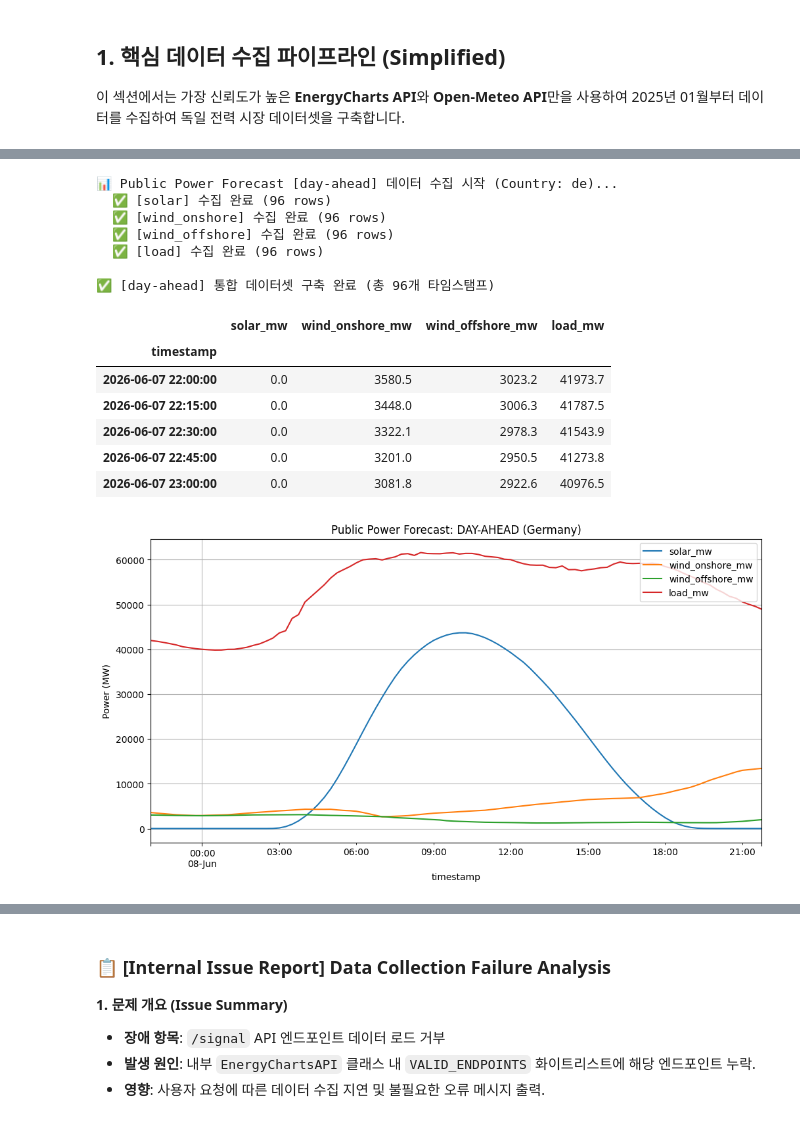
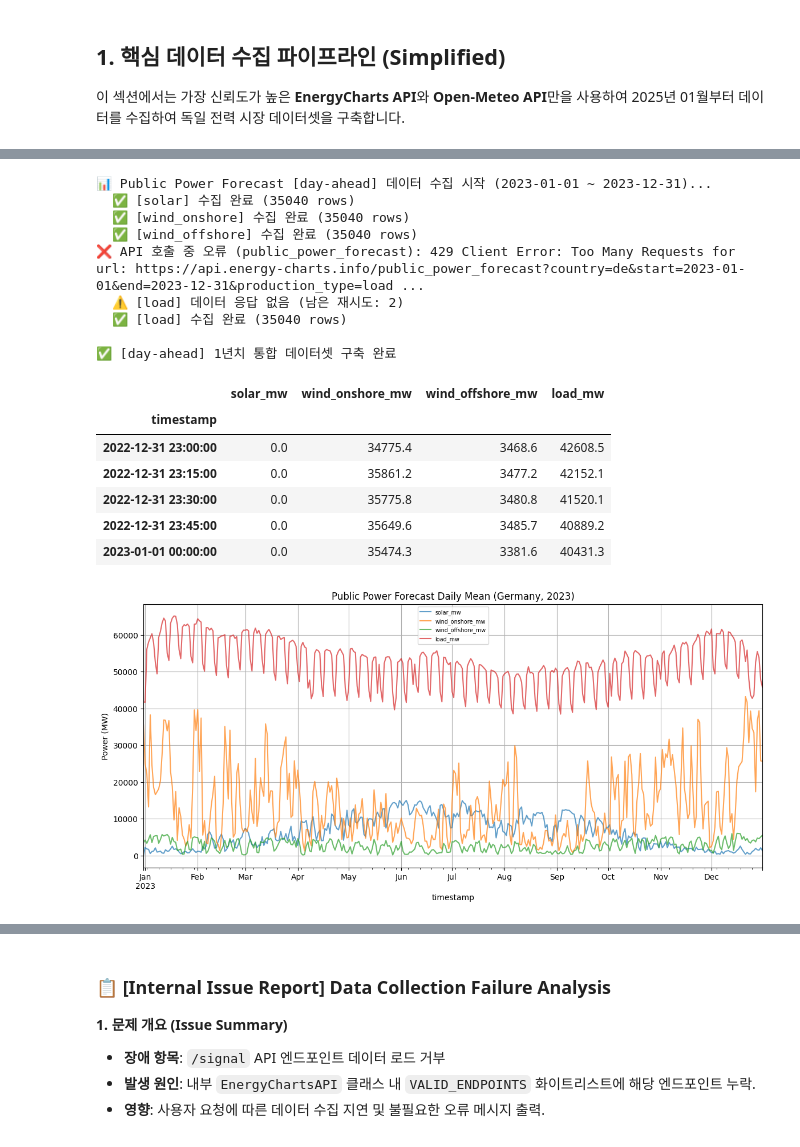
Before and after one commit to Giraffe-Shin/trading, a Jupyter notebook: 독일전력분석.ipynb, the cells around one changed output, grey strips where cells are left out. Drawn from its saved outputs; the diff is of its cells as text; code cells hidden in the pictures.

```diff
--- a/독일전력분석.ipynb
+++ b/독일전력분석.ipynb
@@ -143,16 +126,20 @@ print("\n핵심 데이터 검증 완료. 다른 엔드포인트는 다음 단계
 # %%
-# 4가지 주요 production_type 데이터 수집 (country='de' 고정 및 forecast_type: day-ahead)
+# Energy-Charts API public_power_forecast (2023년 1년치 동기화)
 import pandas as pd
 import matplotlib.pyplot as plt
 import time
 
-# 1. 대상 타입 및 고정 파라미터 설정
+# 1. 대상 타입 및 기간 설정 (df_public_power와 동일하게 세팅)
 target_types = ['solar', 'wind_onshore', 'wind_offshore', 'load']
 f_type = 'day-ahead'
-country_code = 'de'  # 요청하신 대로 'de'로 고정
+country_code = 'de'
+
+# 2023년 전체 기간으로 설정
+start_date = '2023-01-01'
+end_date = '2023-12-31'
 forecast_dfs = []
 
-print(f"📊 Public Power Forecast [{f_type}] 데이터 수집 시작 (Country: {country_code})...")
+print(f"📊 Public Power Forecast [{f_type}] 데이터 수집 시작 ({start_date} ~ {end_date})...")
 
 for p_type in target_types:
     success = False
@@ -160,15 +147,17 @@ for p_type in target_types:
 
     while retries >= 0 and not success:
         try:
-            # Rate Limit 대응을 위한 10초 대기
-            time.sleep(30.0)
+            # API Rate Limit 준수를 위한 대기 (1년치 요청은 데이터가 크므로 충분한 대기 필요)
+            time.sleep(15.0)
 
-            # fetch 호출 시 country='de'를 명시적으로 전달
+            # start, end 파라미터를 사용하여 1년치 요청
             raw = api.fetch(
                 endpoint='public_power_forecast',
                 country=country_code,
                 production_type=p_type,
-                forecast_type=f_type
+                forecast_type=f_type,
+                start=start_date,
+                end=end_date
             )
 
             if raw and 'unix_seconds' in raw:
@@ -176,50 +165,54 @@ for p_type in target_types:
                     'timestamp': pd.to_datetime(raw['unix_seconds'], unit='s'),
                     f'{p_type}_mw': raw.get('forecast_values', [])
                 }).set_index('timestamp')
 
                 forecast_dfs.append(temp_df)
                 print(f"  ✅ [{p_type}] 수집 완료 ({len(temp_df)} rows)")
                 success = True
             else:
                 print(f"  ⚠️ [{p_type}] 데이터 응답 없음 (남은 재시도: {retries})")
         except Exception as e:
             if "429" in str(e):
-                print(f"  ⏳ [{p_type}] 429 에러 감지. 15초 대기 후 재시도... (남은 재시도: {retries})")
-                time.sleep(20.0)
+                print(f"  ⏳ [{p_type}] 429 에러 감지. 30초 대기 후 재시도...")
+                time.sleep(30.0)
             else:
                 print(f"  ❌ [{p_type}] 오류 발생: {e}")
                 break
         retries -= 1
 
 # 2. 데이터 통합 및 시각화
 if forecast_dfs:
     df_forecast_day_ahead = pd.concat(forecast_dfs, axis=1).sort_index()
+    # 타임존 제거 (Master DF 병합용)
+    df_forecast_day_ahead.index = df_forecast_day_ahead.index.tz_localize(None)
 
-    print(f"\n✅ [{f_type}] 통합 데이터셋 구축 완료 (총 {df_forecast_day_ahead.shape[0]}개 타임스탬프)")
+    print(f"\n✅ [{f_type}] 1년치 통합 데이터셋 구축 완료")
     display(df_forecast_day_ahead.head())
 
-    # 시각화
-    df_forecast_day_ahead.plot(figsize=(12, 6), grid=True)
-    plt.title(f'Public Power Forecast: {f_type.upper()} (Germany)')
+    # 시각화 (데이터가 많으므로 일평균 리샘플링)
+    df_forecast_day_ahead.resample('D').mean().plot(figsize=(14, 6), grid=True, alpha=0.7)
+    plt.title(f'Public Power Forecast Daily Mean (Germany, {start_date[:4]})')
     plt.ylabel('Power (MW)')
-    plt.legend(loc='upper right')
+    plt.legend(fontsize='x-small')
     plt.show()
 else:
     print("❌ 데이터를 수집하지 못했습니다.")
 # %% [output]
-📊 Public Power Forecast [day-ahead] 데이터 수집 시작 (Country: de)...
-  ✅ [solar] 수집 완료 (96 rows)
-  ✅ [wind_onshore] 수집 완료 (96 rows)
-  ✅ [wind_offshore] 수집 완료 (96 rows)
-  ✅ [load] 수집 완료 (96 rows)
+📊 Public Power Forecast [day-ahead] 데이터 수집 시작 (2023-01-01 ~ 2023-12-31)...
+  ✅ [solar] 수집 완료 (35040 rows)
+  ✅ [wind_onshore] 수집 완료 (35040 rows)
+  ✅ [wind_offshore] 수집 완료 (35040 rows)
+❌ API 호출 중 오류 (public_power_forecast): 429 Client Error: Too Many Requests for url: https://api.energy-charts.info/public_power_forecast?country=de&start=2023-01-01&end=2023-12-31&production_type=load ...
+  ⚠️ [load] 데이터 응답 없음 (남은 재시도: 2)
+  ✅ [load] 수집 완료 (35040 rows)
 
-✅ [day-ahead] 통합 데이터셋 구축 완료 (총 96개 타임스탬프)
+✅ [day-ahead] 1년치 통합 데이터셋 구축 완료
 |  | solar_mw | wind_onshore_mw | wind_offshore_mw | load_mw |
 | timestamp |  |  |  |  |
-| 2026-06-07 22:00:00 | 0.0 | 3580.5 | 3023.2 | 41973.7 |
-| 2026-06-07 22:15:00 | 0.0 | 3448.0 | 3006.3 | 41787.5 |
-| 2026-06-07 22:30:00 | 0.0 | 3322.1 | 2978.3 | 41543.9 |
-| 2026-06-07 22:45:00 | 0.0 | 3201.0 | 2950.5 | 41273.8 |
-| 2026-06-07 23:00:00 | 0.0 | 3081.8 | 2922.6 | 40976.5 |
+| 2022-12-31 23:00:00 | 0.0 | 34775.4 | 3468.6 | 42608.5 |
+| 2022-12-31 23:15:00 | 0.0 | 35861.2 | 3477.2 | 42152.1 |
+| 2022-12-31 23:30:00 | 0.0 | 35775.8 | 3480.8 | 41520.1 |
+| 2022-12-31 23:45:00 | 0.0 | 35649.6 | 3485.7 | 40889.2 |
+| 2023-01-01 00:00:00 | 0.0 | 35474.3 | 3381.6 | 40431.3 |
-[figure, old version]
+[figure, new version]
 # %%
```
Also changed, not shown: parts of 19 cells of this notebook.
